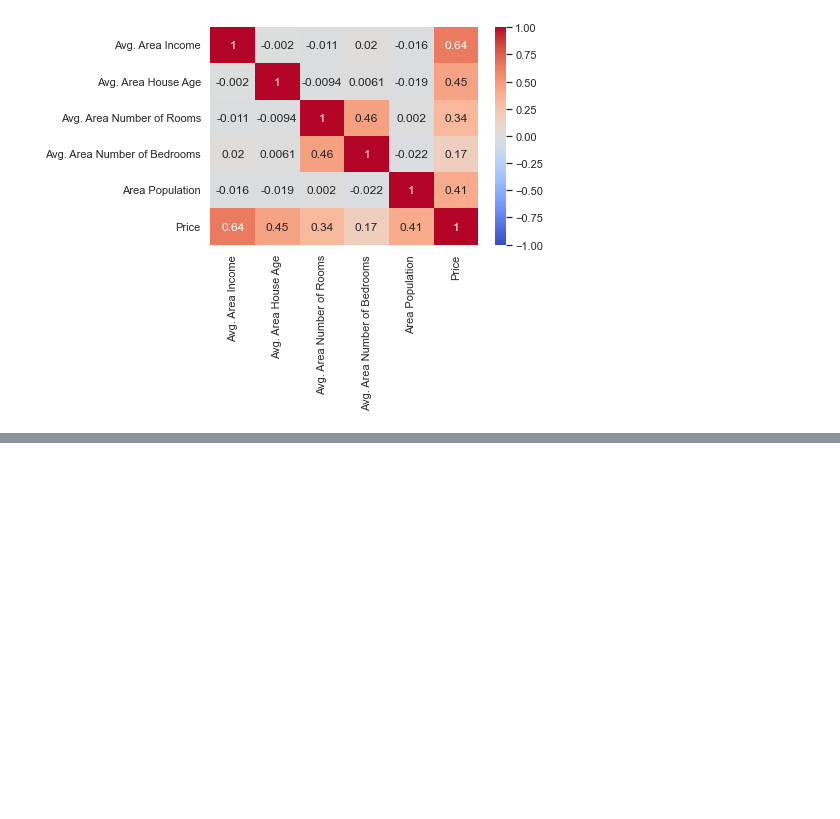
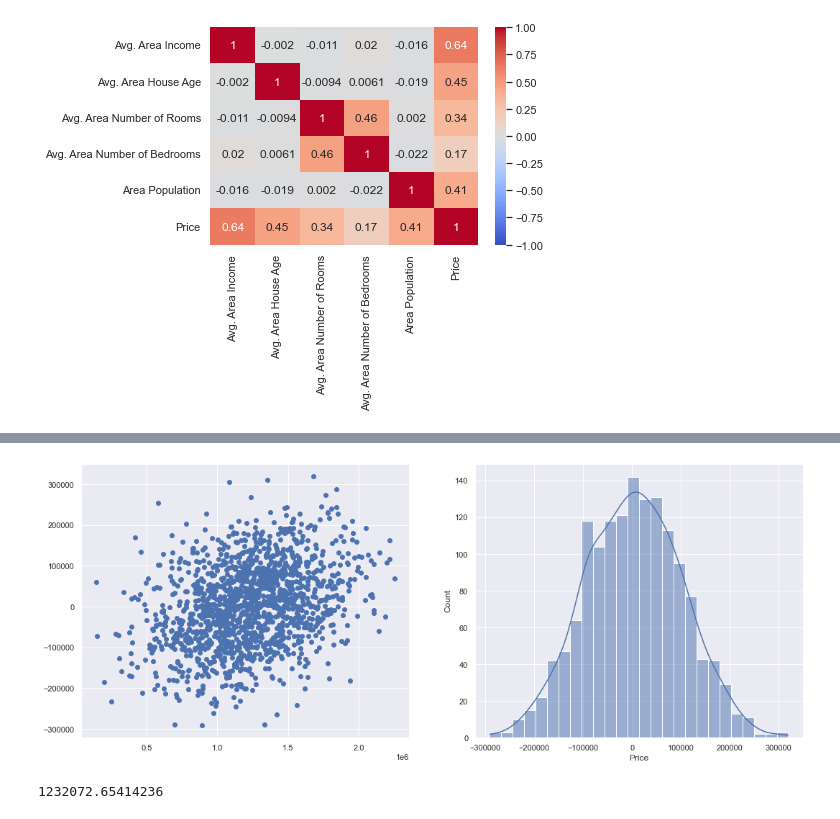
Before and after one commit to Gartarok/Bootcamp-Dados, a Jupyter notebook: DataScience/Case2/RegMultipla.ipynb, the cells around one changed output, grey strips where cells are left out. Drawn from its saved outputs; the diff is of its cells as text; code cells hidden in the pictures; blank space fills up the shorter version.

```diff
--- a/DataScience/Case2/RegMultipla.ipynb
+++ b/DataScience/Case2/RegMultipla.ipynb
@@ -353,0 +386,12 @@ sns.pairplot(df1)
+# %%
+#Analise de Residuos
+resids1 = y_test1 - y_pred1
+plot_resids(resids1, y_test1)
+# %% [output]
+[figure, added]
+# %%
+#As casas tem em média um custo de 123mil
+#Um erro de 30mil é 25% do valor total da média e esse são erros outliers
+df1['Price'].mean()
+# %% [output]
+1232072.65414236
```
Also changed, not shown: parts of 15 cells of this notebook.
